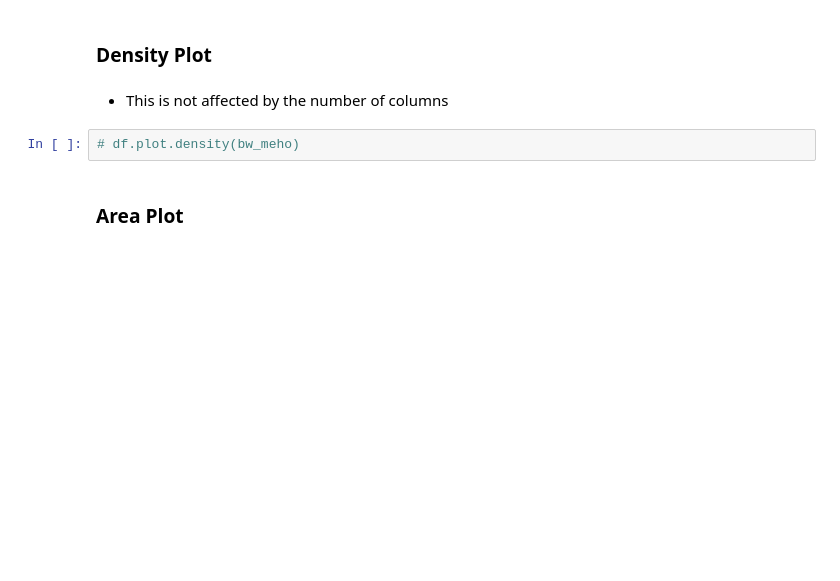
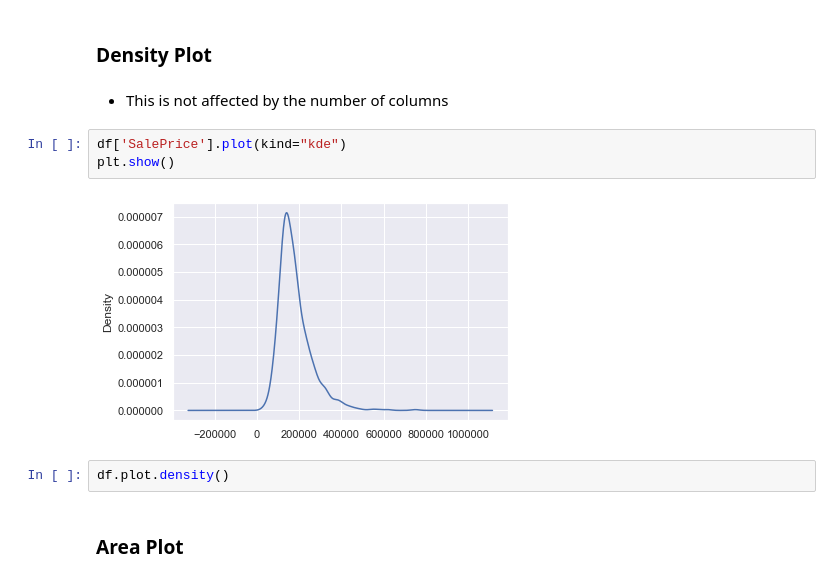
Before and after one commit to p-s-vishnu/AI-Checklist, a Jupyter notebook: DSE/Week-2-Libraries/Day4/Day8.ipynb, the cells around one changed output. Saved outputs shown, nothing was run; the diff lists cells and outputs as text; blank space fills up the shorter version.

```diff
--- a/DSE/Week-2-Libraries/Day4/Day8.ipynb
+++ b/DSE/Week-2-Libraries/Day4/Day8.ipynb
@@ -246,8 +247,13 @@ df.plot.scatter(x="YrSold",y='SalePrice');
 ### Density Plot
 # %% [markdown]
 - This is not affected by the number of columns
+# %%
+df['SalePrice'].plot(kind="kde")
+plt.show()
+# %% [output]
+[figure, added]
 # %%
-# df.plot.density(bw_meho)
+df.plot.density()
 # %% [markdown]
 ### Area Plot
 # %%
```
Also changed, not shown: parts of 4 cells of this notebook, 3 other files.
